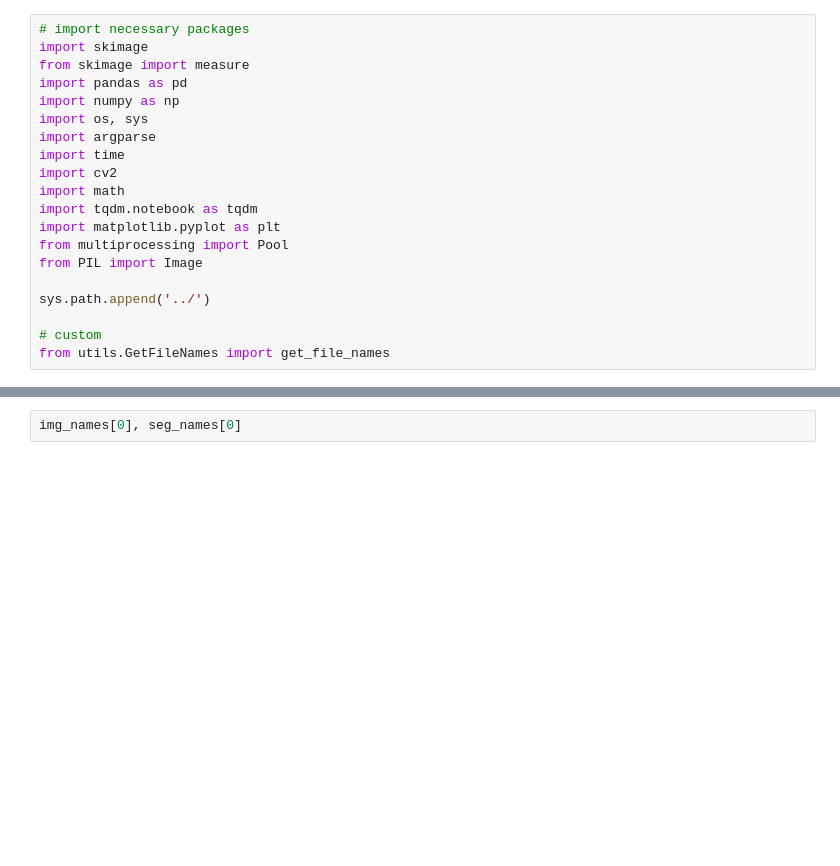
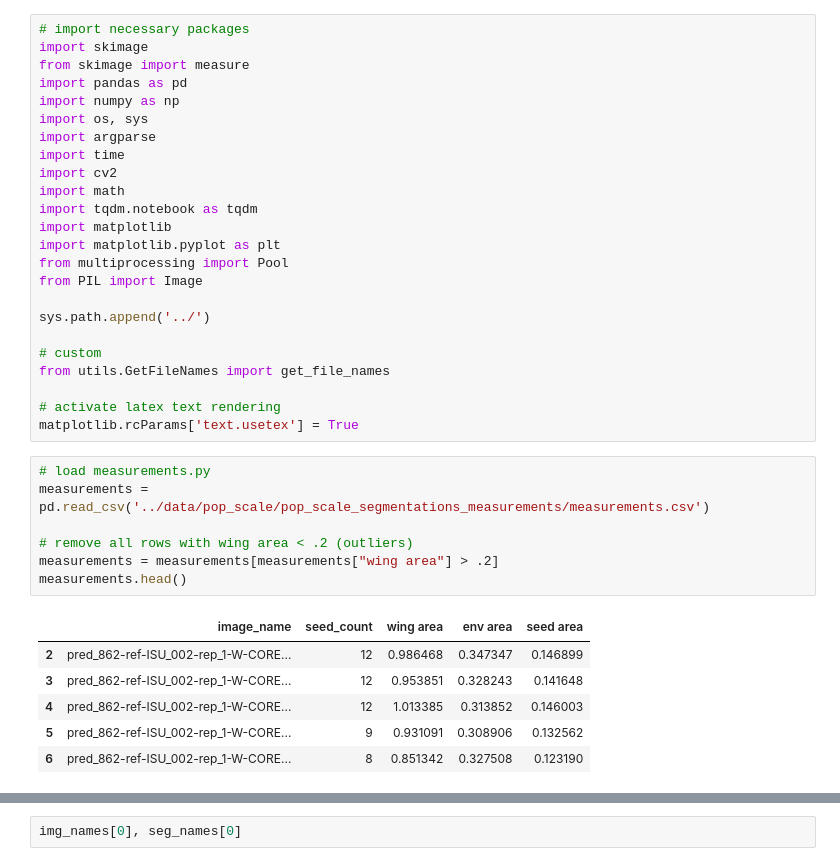
Before and after one commit to pikruse/pennycress-unet, a Jupyter notebook: notebooks/AddtlTrait.ipynb, the cells around one changed output, grey strips where cells are left out. Saved outputs shown, nothing was run; the diff lists cells and outputs as text; blank space fills up the shorter version.

```diff
--- a/notebooks/TraitTest.ipynb
+++ b/notebooks/AddtlTrait.ipynb
@@ -10,6 +10,7 @@ import time
 import cv2
 import math
 import tqdm.notebook as tqdm
+import matplotlib
 import matplotlib.pyplot as plt
 from multiprocessing import Pool
 from PIL import Image
@@ -18,3 +19,20 @@ sys.path.append('../')
 
 # custom
 from utils.GetFileNames import get_file_names
+
+# activate latex text rendering
+matplotlib.rcParams['text.usetex'] = True
+# %%
+# load measurements.py
+measurements = pd.read_csv('../data/pop_scale/pop_scale_segmentations_measurements/measurements.csv')
+
+# remove all rows with wing area < .2 (outliers)
+measurements = measurements[measurements["wing area"] > .2]
+measurements.head()
+# %% [output]
+|  | image_name | seed_count | wing area | env area | seed area |
+| 2 | pred_862-ref-ISU_002-rep_1-W-CORE... | 12 | 0.986468 | 0.347347 | 0.146899 |
+| 3 | pred_862-ref-ISU_002-rep_1-W-CORE... | 12 | 0.953851 | 0.328243 | 0.141648 |
+| 4 | pred_862-ref-ISU_002-rep_1-W-CORE... | 12 | 1.013385 | 0.313852 | 0.146003 |
+| 5 | pred_862-ref-ISU_002-rep_1-W-CORE... | 9 | 0.931091 | 0.308906 | 0.132562 |
+| 6 | pred_862-ref-ISU_002-rep_1-W-CORE... | 8 | 0.851342 | 0.327508 | 0.123190 |
```
Also changed, not shown: parts of 6 cells of this notebook, 2 other files.
